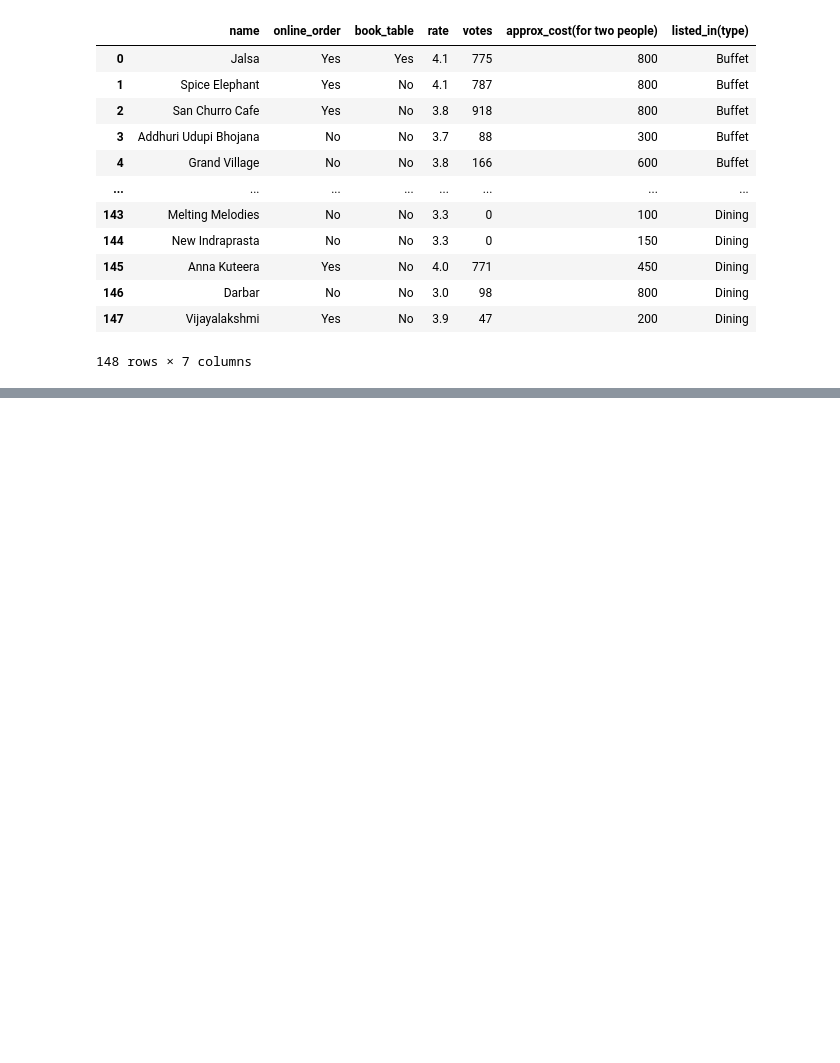
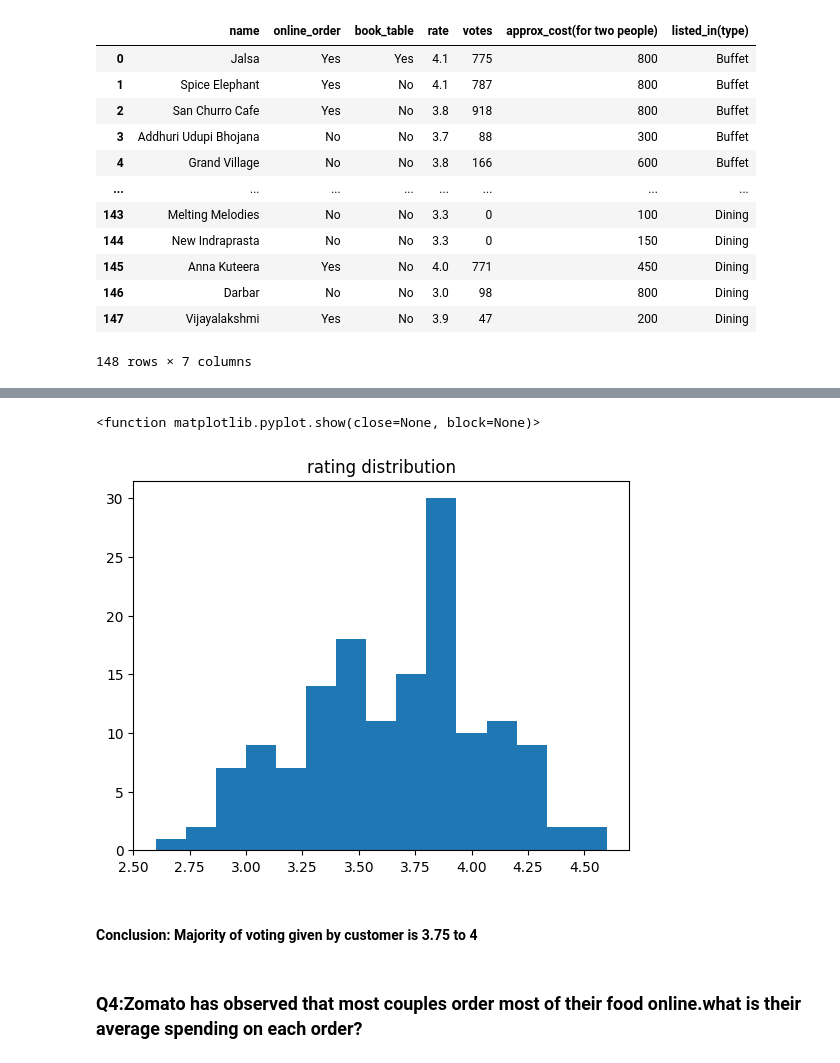
Before and after one commit to vinodsarwade/Pandas_Projects, a Jupyter notebook: Zomato_data_analysys.ipynb, the cells around one changed output, grey strips where cells are left out. Cells and saved outputs as stored; diff of their text form; code cells hidden in the pictures; blank space fills up the shorter version.

```diff
--- a/Zomato_data_analysys.ipynb
+++ b/Zomato_data_analysys.ipynb
@@ -100,0 +173,12 @@ dataframe
+# %%
+plt.hist(dataframe["rate"],bins=15)
+# sns.histplot(dataframe["rate"])  #we can plot using seaborn also
+plt.title("rating distribution")
+plt.show
+# %% [output]
+<function matplotlib.pyplot.show(close=None, block=None)>
+[figure, added]
+# %% [markdown]
+<h4>Conclusion: Majority of voting given by customer is 3.75 to 4
+# %% [markdown]
+<h3>Q4:Zomato has observed that most couples order most of their food online.what is their average spending on each order?
```
Also changed, not shown: parts of 22 cells of this notebook.
